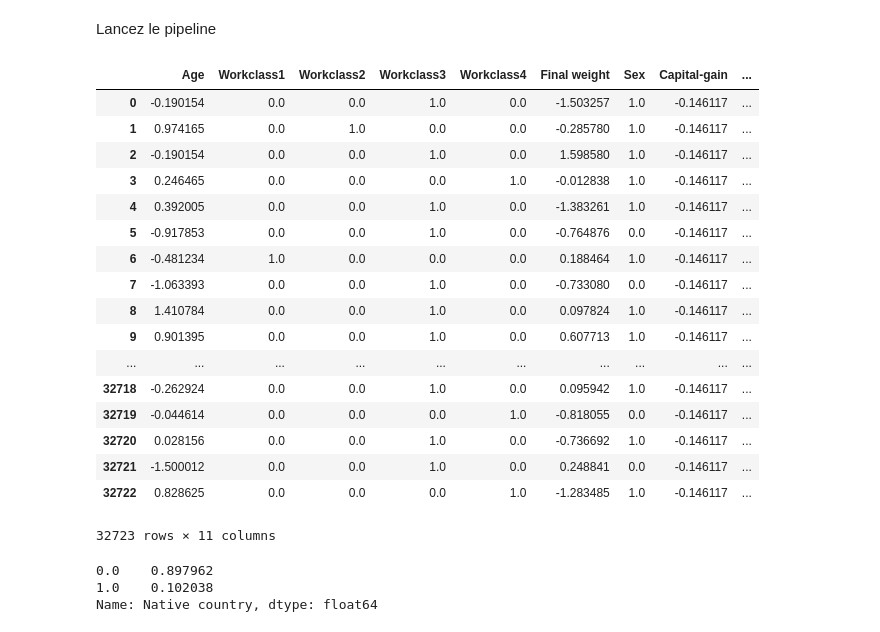
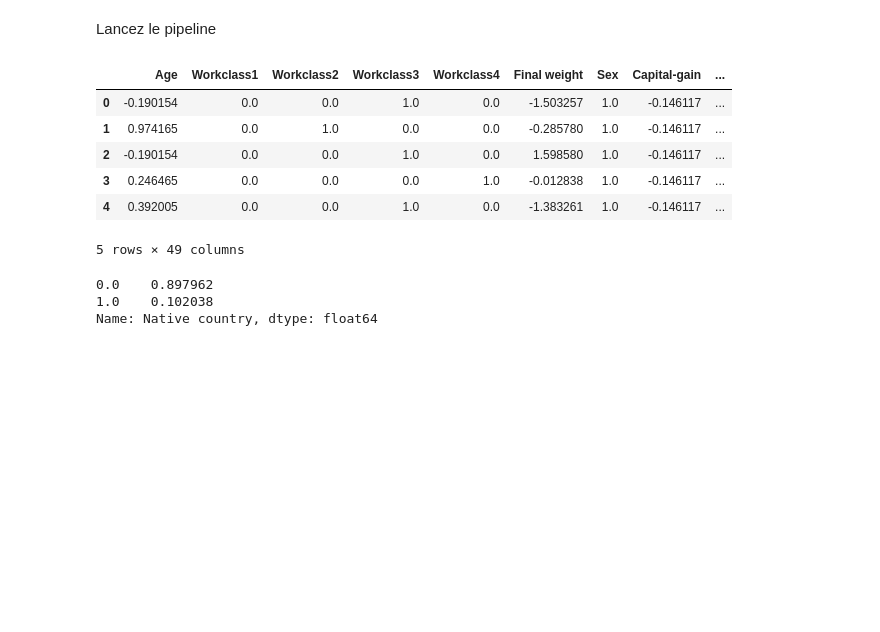
Before and after one commit to jmetais2017/TP1-INF8215, a Jupyter notebook: TP3_INF8215.ipynb, the cells around one changed output. Saved outputs shown, nothing was run; the diff lists cells and outputs as text; code cells hidden in the pictures; blank space fills up the shorter version.

```diff
--- a/TP3_INF8215.ipynb
+++ b/TP3_INF8215.ipynb
@@ -832,6 +832,24 @@ pipeline_numerical = Pipeline([
 pipeline_workclass = Pipeline([
     ("fill", SimpleImputer(strategy = 'constant', fill_value = "Other")),
     ('Workclass', TransformationWrapper(transformation = parse_workclass)),
+    ("encode",LabelEncoderP()),
+    ("OHencode",OneHotEncoder(categories = 'auto', sparse = False))
+])
+
+pipeline_education = Pipeline([
+    ("fill", SimpleImputer(strategy = 'constant', fill_value = "Unknown")),
+    ("encode",LabelEncoderP()),
+    ("OHencode",OneHotEncoder(categories = 'auto', sparse = False))
+])
+
+pipeline_maritalstatus = Pipeline([
+    ("fill", SimpleImputer(strategy = 'constant', fill_value = "Unknown")),
+    ("encode",LabelEncoderP()),
+    ("OHencode",OneHotEncoder(categories = 'auto', sparse = False))
+])
+
+pipeline_occupation = Pipeline([
+    ("fill", SimpleImputer(strategy = 'constant', fill_value = "Unknown")),
     ("encode",LabelEncoderP()),
     ("OHencode",OneHotEncoder(categories = 'auto', sparse = False))
 ])
@@ -859,35 +877,27 @@ full_pipeline = ColumnTransformer([
         ("Capital-gain", pipeline_numerical, ["Capital-gain"]),
         ("Capital-loss", pipeline_numerical, ["Capital-loss"]),
         ("Hours per week", pipeline_numerical, ["Hours per week"]),
-        ("Native country", pipeline_country, ["Native country"])
+        ("Native country", pipeline_country, ["Native country"]),
+        ("Education", pipeline_education, ["Education"]),
+        ("Marital-status", pipeline_maritalstatus, ["Marital-status"]),
+        ("Occupation", pipeline_occupation, ["Occupation"])
     ])
 # %% [markdown]
 Lancez le pipeline
 # %%
-column_names = ["Age", "Workclass1", "Workclass2", "Workclass3", "Workclass4", "Final weight", "Sex", "Capital-gain", "Capital-loss", "Hours per week", "Native country"] # TODO ajouter les noms des colonnes selon le nouvel ordre du pipeline
+column_names = ["Age", "Workclass1", "Workclass2", "Workclass3", "Workclass4", "Final weight", "Sex", "Capital-gain", "Capital-loss", "Hours per week", "Native country", "Education1", "Education2", "Education3", "Education4", "Education5", "Education6", "Education7", "Education8", "Education9", "Education10", "Education11", "Education12", "Education13", "Education14", "Education15", "Education16", "Marital-status1", "Marital-status2", "Marital-status3", "Marital-status4", "Marital-status5", "Marital-status6", "Marital-status7", "Occupation1", "Occupation2", "Occupation3", "Occupation4", "Occupation5", "Occupation6", "Occupation7", "Occupation8", "Occupation9", "Occupation10", "Occupation11", "Occupation12", "Occupation13", "Occupation14", "Occupation15"] # TODO ajouter les noms des colonnes selon le nouvel ordre du pipeline
 X_train_preprocess = pd.DataFrame(full_pipeline.fit_transform(X_train), columns=column_names)
 X_test_preprocess = pd.DataFrame(full_pipeline.fit_transform(X_test), columns=column_names)
 
 X_train_preprocess.head()
 # %% [output]
 |  | Age | Workclass1 | Workclass2 | Workclass3 | Workclass4 | Final weight | Sex | Capital-gain | ... |
 | 0 | -0.190154 | 0.0 | 0.0 | 1.0 | 0.0 | -1.503257 | 1.0 | -0.146117 | ... |
 | 1 | 0.974165 | 0.0 | 1.0 | 0.0 | 0.0 | -0.285780 | 1.0 | -0.146117 | ... |
 | 2 | -0.190154 | 0.0 | 0.0 | 1.0 | 0.0 | 1.598580 | 1.0 | -0.146117 | ... |
 | 3 | 0.246465 | 0.0 | 0.0 | 0.0 | 1.0 | -0.012838 | 1.0 | -0.146117 | ... |
 | 4 | 0.392005 | 0.0 | 0.0 | 1.0 | 0.0 | -1.383261 | 1.0 | -0.146117 | ... |
-| 5 | -0.917853 | 0.0 | 0.0 | 1.0 | 0.0 | -0.764876 | 0.0 | -0.146117 | ... |
-| 6 | -0.481234 | 1.0 | 0.0 | 0.0 | 0.0 | 0.188464 | 1.0 | -0.146117 | ... |
-| 7 | -1.063393 | 0.0 | 0.0 | 1.0 | 0.0 | -0.733080 | 0.0 | -0.146117 | ... |
-| 8 | 1.410784 | 0.0 | 0.0 | 1.0 | 0.0 | 0.097824 | 1.0 | -0.146117 | ... |
-| 9 | 0.901395 | 0.0 | 0.0 | 1.0 | 0.0 | 0.607713 | 1.0 | -0.146117 | ... |
-| ... | ... | ... | ... | ... | ... | ... | ... | ... | ... |
-| 32718 | -0.262924 | 0.0 | 0.0 | 1.0 | 0.0 | 0.095942 | 1.0 | -0.146117 | ... |
-| 32719 | -0.044614 | 0.0 | 0.0 | 0.0 | 1.0 | -0.818055 | 0.0 | -0.146117 | ... |
-| 32720 | 0.028156 | 0.0 | 0.0 | 1.0 | 0.0 | -0.736692 | 1.0 | -0.146117 | ... |
-| 32721 | -1.500012 | 0.0 | 0.0 | 1.0 | 0.0 | 0.248841 | 0.0 | -0.146117 | ... |
-| 32722 | 0.828625 | 0.0 | 0.0 | 0.0 | 1.0 | -1.283485 | 1.0 | -0.146117 | ... |
-32723 rows × 11 columns
+5 rows × 49 columns
 # %%
 (X_train_preprocess["Native country"].value_counts()/len(X_train_preprocess))[:10]
 # %% [output]
```
Also changed, not shown: parts of 7 cells of this notebook.
